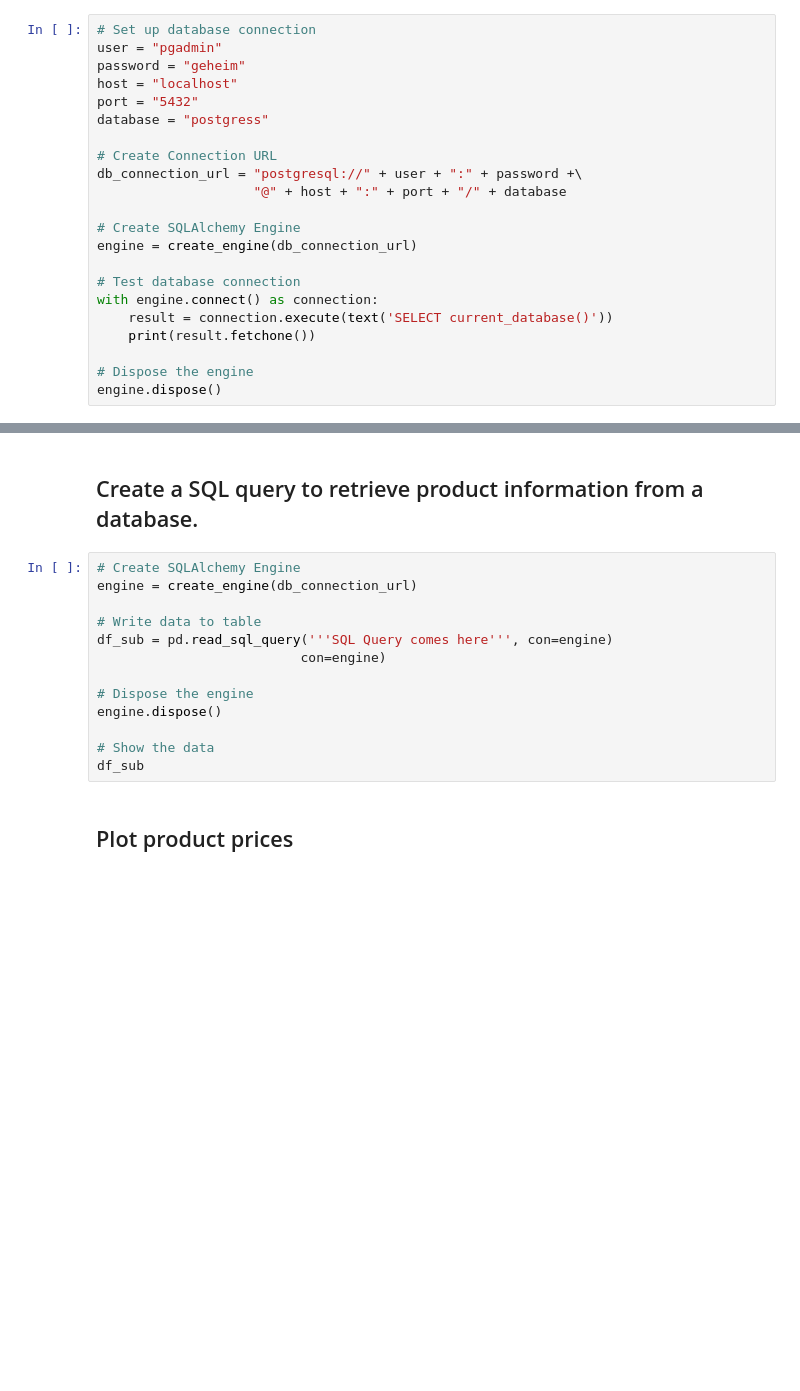
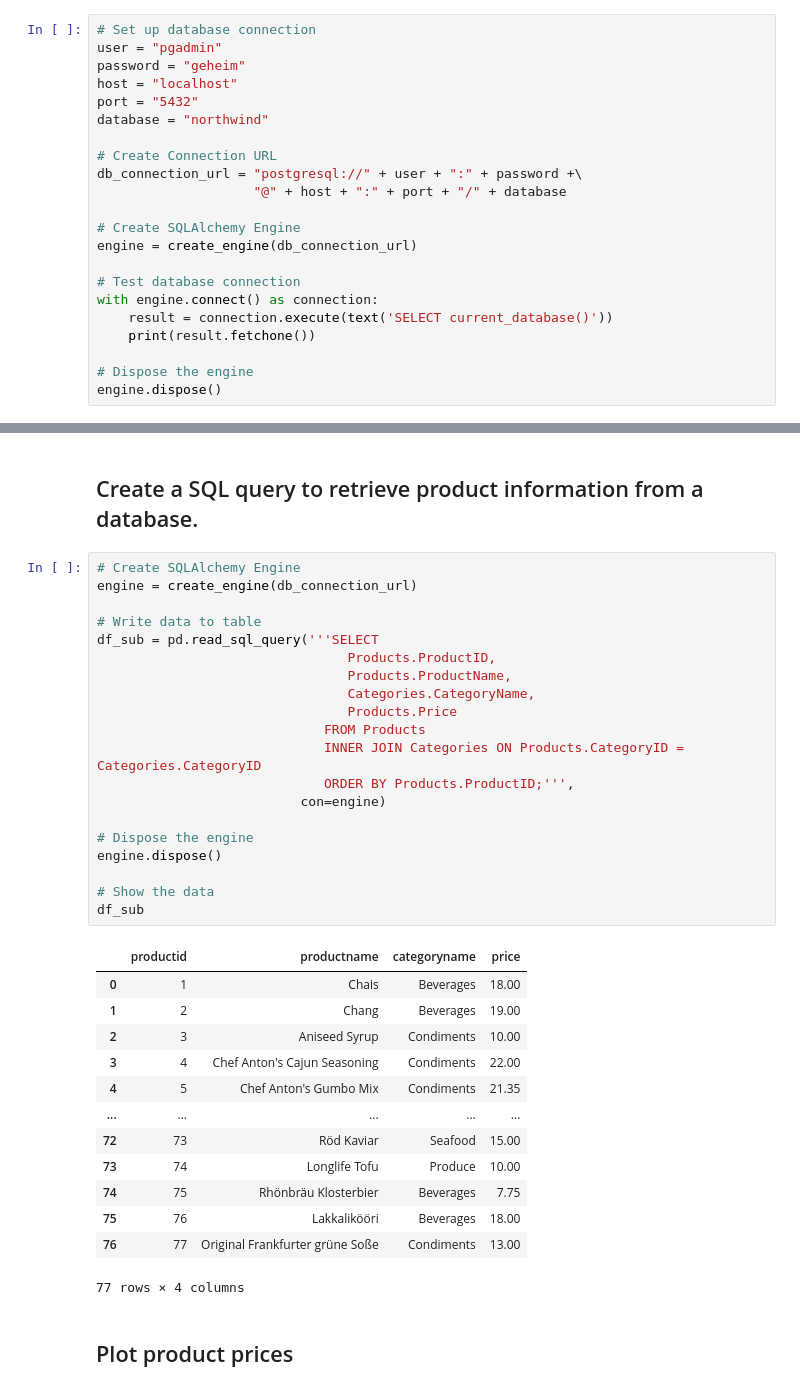
Before and after one commit to mario-gellrich-zhaw/python_postgresql_pgadmin, a Jupyter notebook: postgres_northwind_data.ipynb, the cells around one changed output, grey strips where cells are left out. Saved outputs shown, nothing was run; the diff lists cells and outputs as text; blank space fills up the shorter version.

Commit message:
uebung 1: northwind data

```diff
--- a/postgres_northwind_data.ipynb
+++ b/postgres_northwind_data.ipynb
@@ -119,7 +119,7 @@ user = "pgadmin"
 password = "geheim"
 host = "localhost"
 port = "5432"
-database = "postgress"
+database = "northwind"
 
 # Create Connection URL
 db_connection_url = "postgresql://" + user + ":" + password +\
@@ -175,16 +201,37 @@ engine.dispose()
 # %%
 # Create SQLAlchemy Engine
 engine = create_engine(db_connection_url)
 
 # Write data to table
-df_sub = pd.read_sql_query('''SQL Query comes here''', con=engine)
+df_sub = pd.read_sql_query('''SELECT
+                                Products.ProductID,
+                                Products.ProductName,
+                                Categories.CategoryName,
+                                Products.Price
+                             FROM Products
+                             INNER JOIN Categories ON Products.CategoryID = Categories.CategoryID
+                             ORDER BY Products.ProductID;''',
                           con=engine)
 
 # Dispose the engine
 engine.dispose()
 
 # Show the data
 df_sub
+# %% [output]
+|  | productid | productname | categoryname | price |
+| 0 | 1 | Chais | Beverages | 18.00 |
+| 1 | 2 | Chang | Beverages | 19.00 |
+| 2 | 3 | Aniseed Syrup | Condiments | 10.00 |
+| 3 | 4 | Chef Anton's Cajun Seasoning | Condiments | 22.00 |
+| 4 | 5 | Chef Anton's Gumbo Mix | Condiments | 21.35 |
+| ... | ... | ... | ... | ... |
+| 72 | 73 | Röd Kaviar | Seafood | 15.00 |
+| 73 | 74 | Longlife Tofu | Produce | 10.00 |
+| 74 | 75 | Rhönbräu Klosterbier | Beverages | 7.75 |
+| 75 | 76 | Lakkalikööri | Beverages | 18.00 |
+| 76 | 77 | Original Frankfurter grüne Soße | Condiments | 13.00 |
+77 rows × 4 columns
 # %% [markdown]
 ## Plot product prices
 # %%
```
Also changed, not shown: parts of 5 cells of this notebook.
